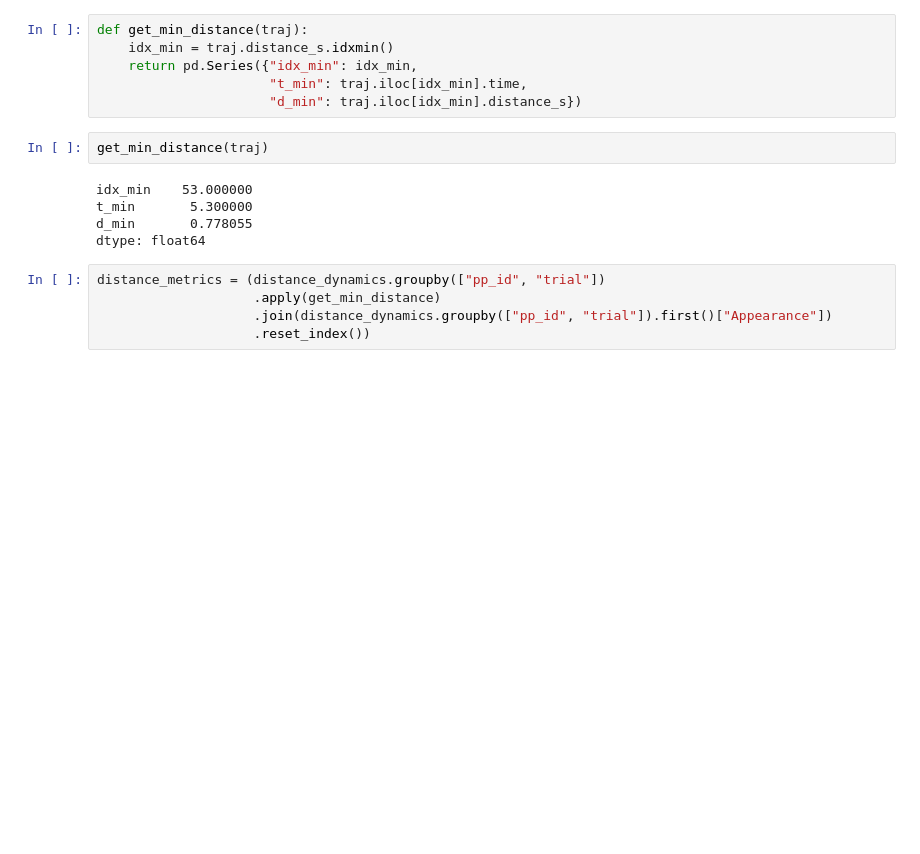
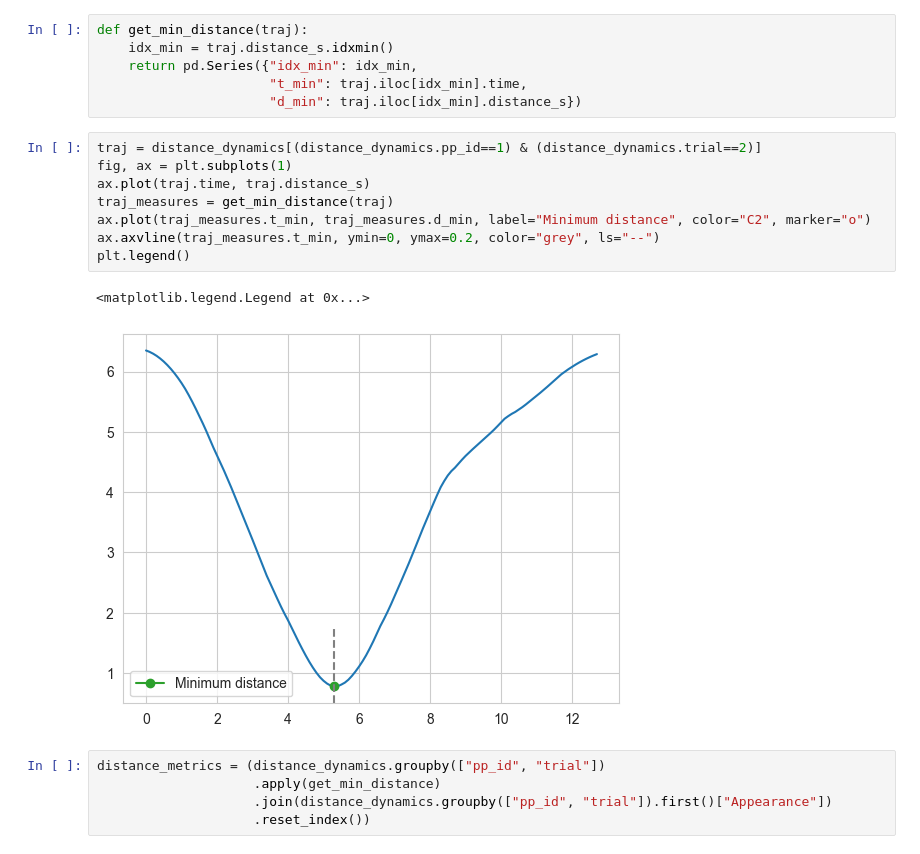
Before and after one commit to tud-hri/Spot-DataAnalysis, a Jupyter notebook: Spot_trajectory_analysis.ipynb, the cells around one changed output. Drawn from its saved outputs; the diff is of its cells as text; blank space fills up the shorter version.

```diff
--- a/Spot_trajectory_analysis.ipynb
+++ b/Spot_trajectory_analysis.ipynb
@@ -210,13 +210,17 @@ def get_min_distance(traj):
     return pd.Series({"idx_min": idx_min,
                       "t_min": traj.iloc[idx_min].time,
                       "d_min": traj.iloc[idx_min].distance_s})
-# %%
-get_min_distance(traj)
-# %% [output]
-idx_min    53.000000
-t_min       5.300000
-d_min       0.778055
-dtype: float64
+# %%
+traj = distance_dynamics[(distance_dynamics.pp_id==1) & (distance_dynamics.trial==2)]
+fig, ax = plt.subplots(1)
+ax.plot(traj.time, traj.distance_s)
+traj_measures = get_min_distance(traj)
+ax.plot(traj_measures.t_min, traj_measures.d_min, label="Minimum distance", color="C2", marker="o")
+ax.axvline(traj_measures.t_min, ymin=0, ymax=0.2, color="grey", ls="--")
+plt.legend()
+# %% [output]
+<matplotlib.legend.Legend at 0x...>
+[figure, added]
 # %%
 distance_metrics = (distance_dynamics.groupby(["pp_id", "trial"])
                     .apply(get_min_distance)
```
Also changed, not shown: parts of 1 cell of this notebook.
